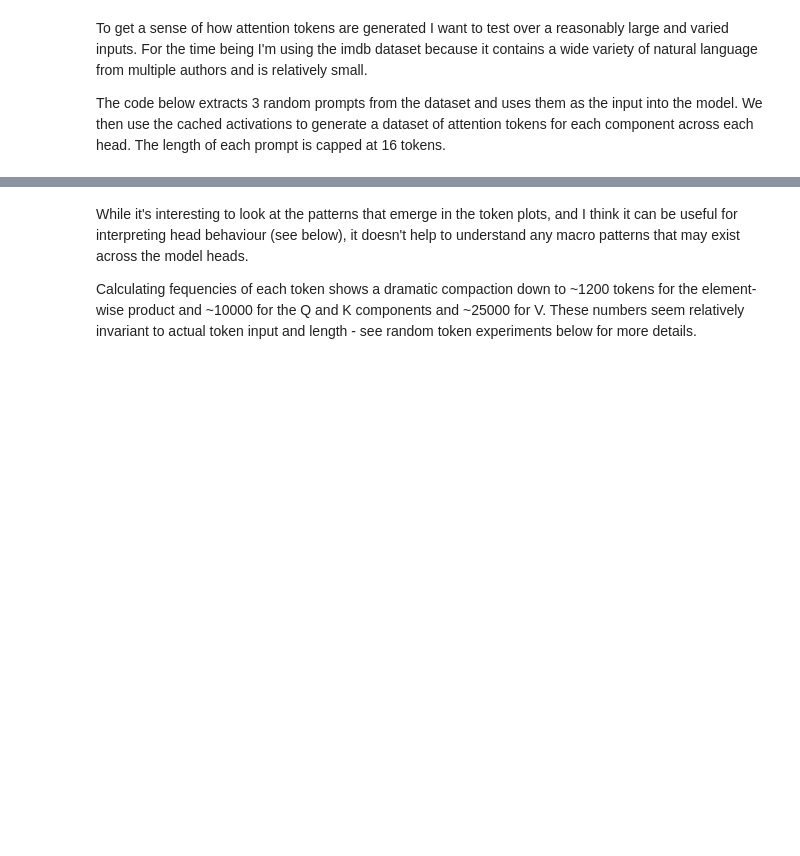
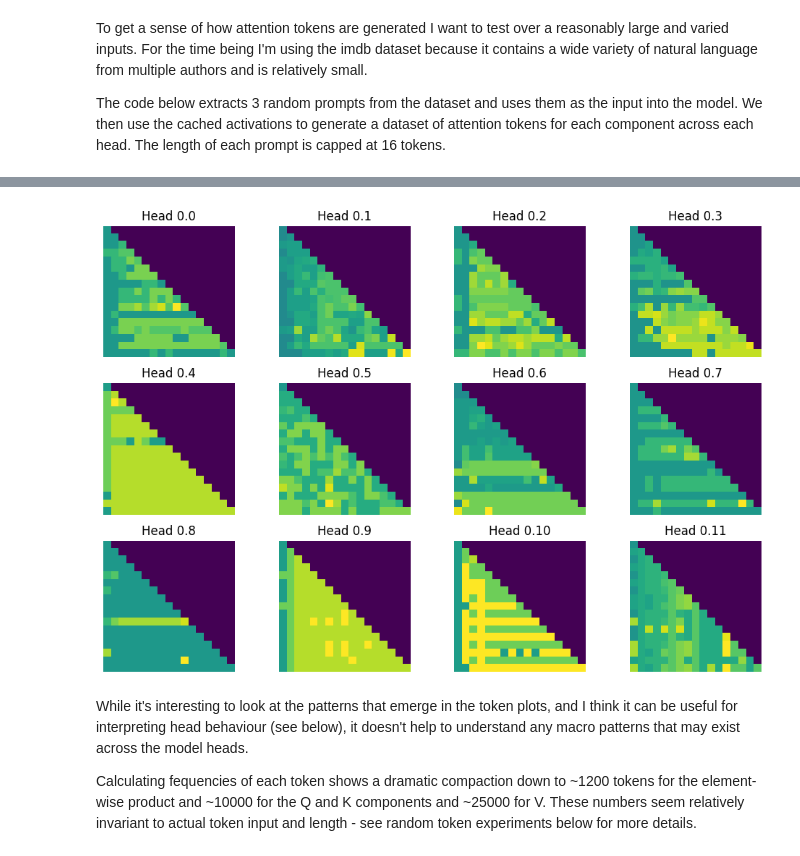
Before and after one commit to layterz/experiments, a Jupyter notebook: notebooks/attention-tokens.ipynb, the cells around one changed output, grey strips where cells are left out. Cells and saved outputs as stored; diff of their text form; code cells hidden in the pictures; blank space fills up the shorter version.

```diff
--- a/notebooks/attention-tokens.ipynb
+++ b/notebooks/attention-tokens.ipynb
@@ -63,21 +68,3 @@ for i in range(12):
 To get a sense of how attention tokens are generated I want to test over a reasonably large and varied inputs. For the time being I'm using the imdb dataset because it contains a wide variety of natural language from multiple authors and is relatively small.
 
 The code below extracts 3 random prompts from the dataset and uses them as the input into the model. We then use the cached activations to generate a dataset of attention tokens for each component across each head. The length of each prompt is capped at 16 tokens.
-# %%
-filename = f'../data/b32_batch_0.csv'
-
-try:
-    df = load(filename)
-except FileNotFoundError as e:
-    from datasets import load_dataset
-
-    dataset = load_dataset("imdb")
-    inputs = random.choices(dataset["train"]["text"], k=1)
-    inputs = model.to_string(model.to_tokens(inputs)[:, :8])
-    cache = run_prompts(model, *inputs)
-    print(f'Creating new file {filename}')
-    data = generate(cache)
-    df = to_df(data)
-    df.to_csv(filename, index=False)
-
-df
@@ -97,0 +71,9 @@ df
+# %%
+from datasets import load_dataset
+
+dataset = load_dataset("imdb")
+prompts = random.choices(dataset["train"]["text"], k=8)
+prompts = model.to_string(model.to_tokens(prompts)[:, :16])
+filename = f'../data/imdb.csv'
+df = load_or_create_data(filename, model, *prompts)
+df
@@ -98,3 +98,11 @@ df
+# %%
+plot, axs = plt.subplots(3, 4, figsize=(12, 8))
+for i in range(12):
+    l, h = get_head_index(i)
+    attn_data = df_to_tensor(df, l, h)
+    plot_attn(cache, attn_data, ax=axs[i // 4, i % 4], hide_labels=True, title=f"Head {l}.{h}")
+# %% [output]
+[figure, added]
 # %% [markdown]
 While it's interesting to look at the patterns that emerge in the token plots, and I think it can be useful for interpreting head behaviour (see below), it doesn't help to understand any macro patterns that may exist across the model heads.
 
```
Also changed, not shown: parts of 33 cells of this notebook, 2 other files.
